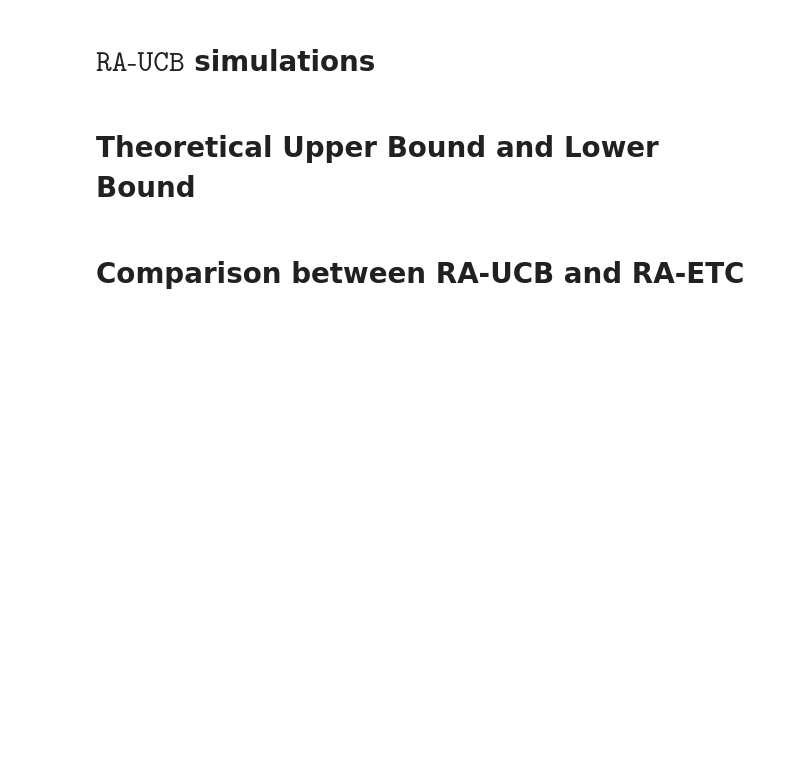
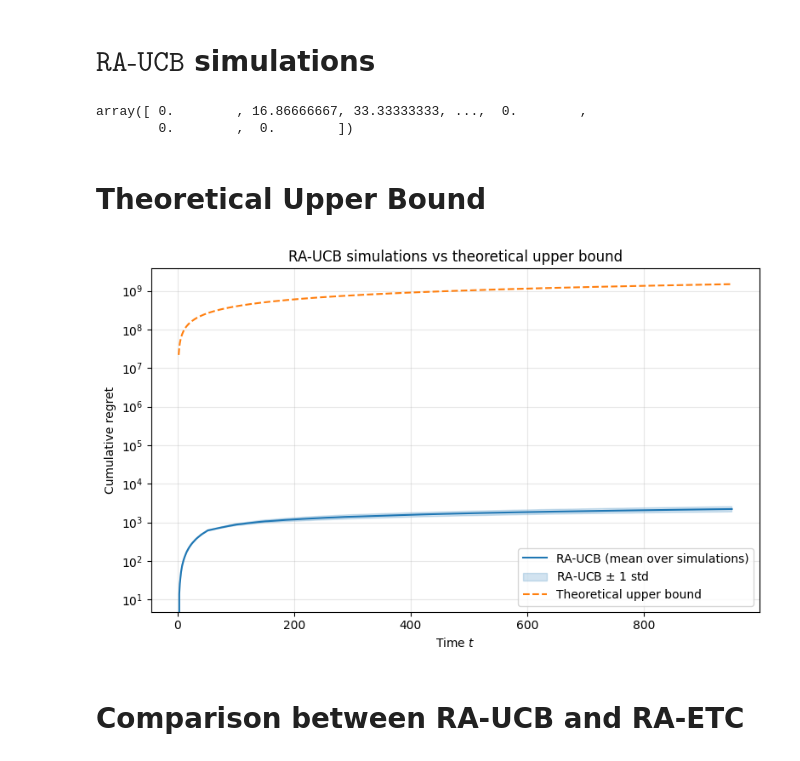
Before and after one commit to corentinpla/RA-UCB, a Jupyter notebook: main_exponential.ipynb, the cells around one changed output. Saved outputs shown, nothing was run; the diff lists cells and outputs as text; code cells hidden in the pictures; blank space fills up the shorter version.

```diff
--- a/main_exponential.ipynb
+++ b/main_exponential.ipynb
@@ -55,10 +55,10 @@ def g_inv(y, x0_guess=0.5):
 # %% [markdown]
 # Parameters
 # %%
-K = 10
+K = 50
 B = 40
-D = 0.07
-T = 10000
+D = 0.2
+T = 1000
 
 p_min, p_max = 0.01, 1.0
 lambda_min, lambda_max = 1/B, 80/B
@@ -150,7 +143,7 @@ all_cum_regrets = []
 
 for experiment in range(num_experiments):
     t1 = 0  #Reward time
-    beta = 0.001
+    beta = 0.05
     init_steps_per_arm = int(beta * T / K)
 
     #Estimation Variables
@@ -243,8 +236,13 @@ all_cum_regrets = np.array(all_cum_regrets)
 
 mean_regret = np.mean(all_cum_regrets, axis=0)   #Averaged cumulative regret values for different values of t
 std_regret = np.std(all_cum_regrets, axis=0)     #Standard deviation of the cumulative regret
+# %%
+mean_regret
+# %% [output]
+array([ 0.        , 16.86666667, 33.33333333, ...,  0.        ,
+        0.        ,  0.        ])
 # %% [markdown]
-# Theoretical Upper Bound and Lower Bound
+# Theoretical Upper Bound
 # %%
 eps = 1e-12
 
@@ -286,3 +279,39 @@ regret_lb_values = np.array([regret_lb(t) for t in t_values])
+# %%
+fig, ax = plt.subplots(figsize=(8, 5))
+
+t_sim = t_values[:-50]
+mean_regret_plot = mean_regret[:-50]
+std_regret_plot = std_regret[:-50]
+regret_ub_plot = regret_ub_values[:-50]
+
+ax.plot(t_sim, mean_regret_plot, label="RA-UCB (mean over simulations)", color="C0")
+ax.fill_between(
+    t_sim,
+    mean_regret_plot - std_regret_plot,
+    mean_regret_plot + std_regret_plot,
+    alpha=0.2,
+    color="C0",
+    label=r"RA-UCB $\pm$ 1 std",
+)
+ax.plot(t_sim, regret_ub_plot, label="Theoretical upper bound", color="C1", linestyle="--")
+
+ax.set_yscale("log")
+
+ax.grid(True, alpha=0.3, which="major", axis="y")
+
+
+ax.minorticks_off()
+
+ax.set_xlabel(r"Time $t$")
+ax.set_ylabel("Cumulative regret")
+ax.set_title("RA-UCB simulations vs theoretical upper bound")
+ax.legend()
+ax.grid(True, alpha=0.3, which="major")
+ax.grid(False, which="minor")
+plt.tight_layout()
+plt.show()
+# %% [output]
+[figure, added]
 # %% [markdown]
 # Comparison between RA-UCB and RA-ETC
 # %%
```
Also changed, not shown: parts of 2 cells of this notebook.
